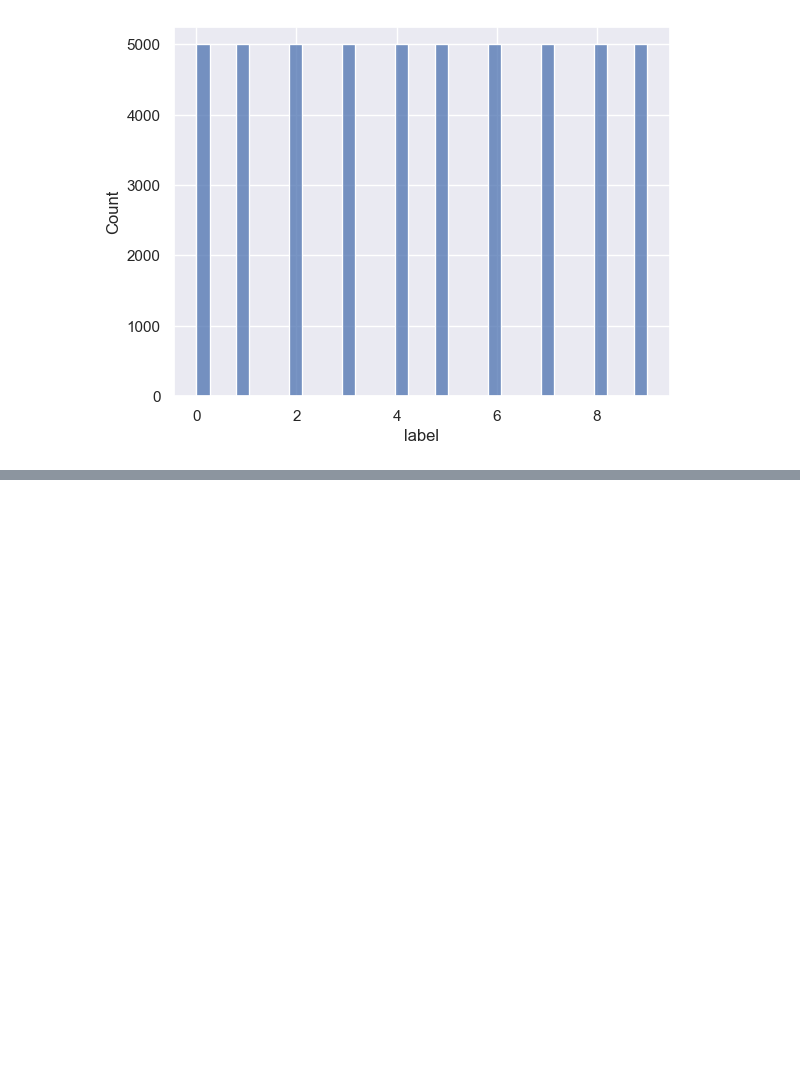
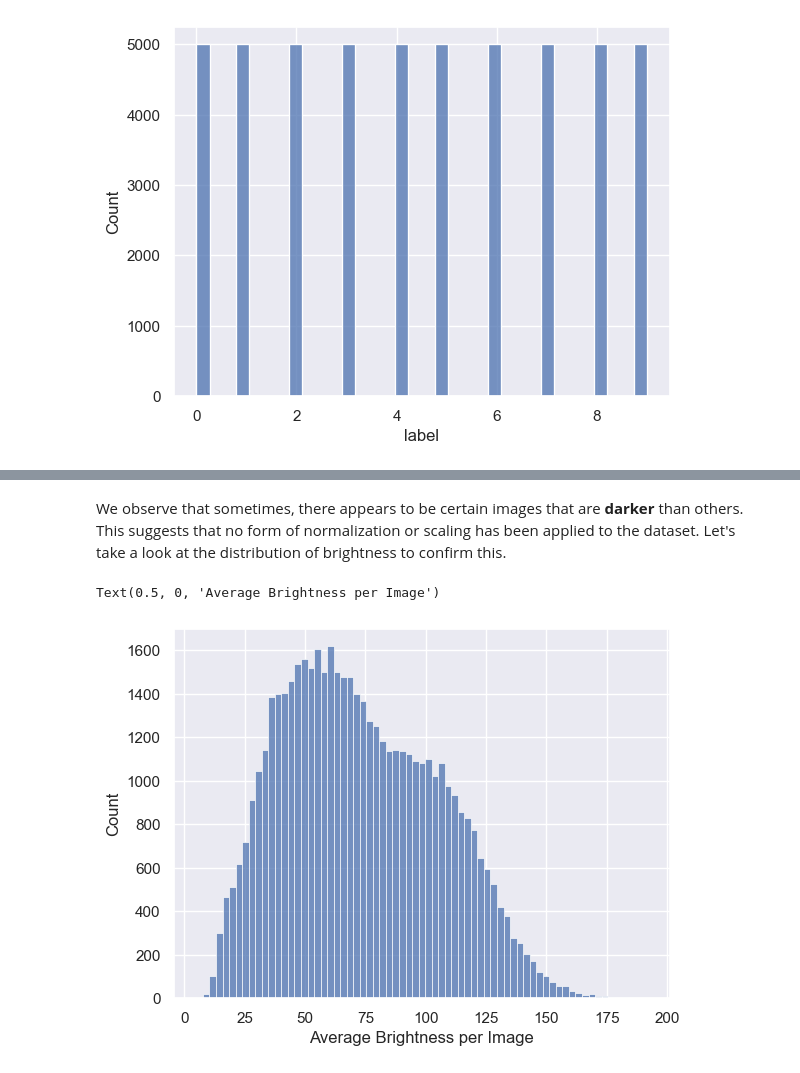
Before and after one commit to kenJPG/Fashion-MNIST, a Jupyter notebook: fashion_mnist.ipynb, the cells around one changed output, grey strips where cells are left out. Cells and saved outputs as stored; diff of their text form; code cells hidden in the pictures; blank space fills up the shorter version.

```diff
--- a/fashion_mnist.ipynb
+++ b/fashion_mnist.ipynb
@@ -153,0 +209,10 @@ sns.histplot(y_train)
+# %% [markdown]
+We observe that sometimes, there appears to be certain images that are <strong>darker</strong> than others. This suggests that no form of normalization or scaling has been applied to the dataset. Let's take a look at the distribution of brightness to confirm this.
+# %%
+fig = plt.figure()
+ax = fig.subplots()
+sns.histplot(X_train.apply(lambda x: x.mean(), axis=1).values, ax=ax)
+ax.set_xlabel('Average Brightness per Image')
+# %% [output]
+Text(0.5, 0, 'Average Brightness per Image')
+[figure, added]
```
Also changed, not shown: parts of 20 cells of this notebook.
